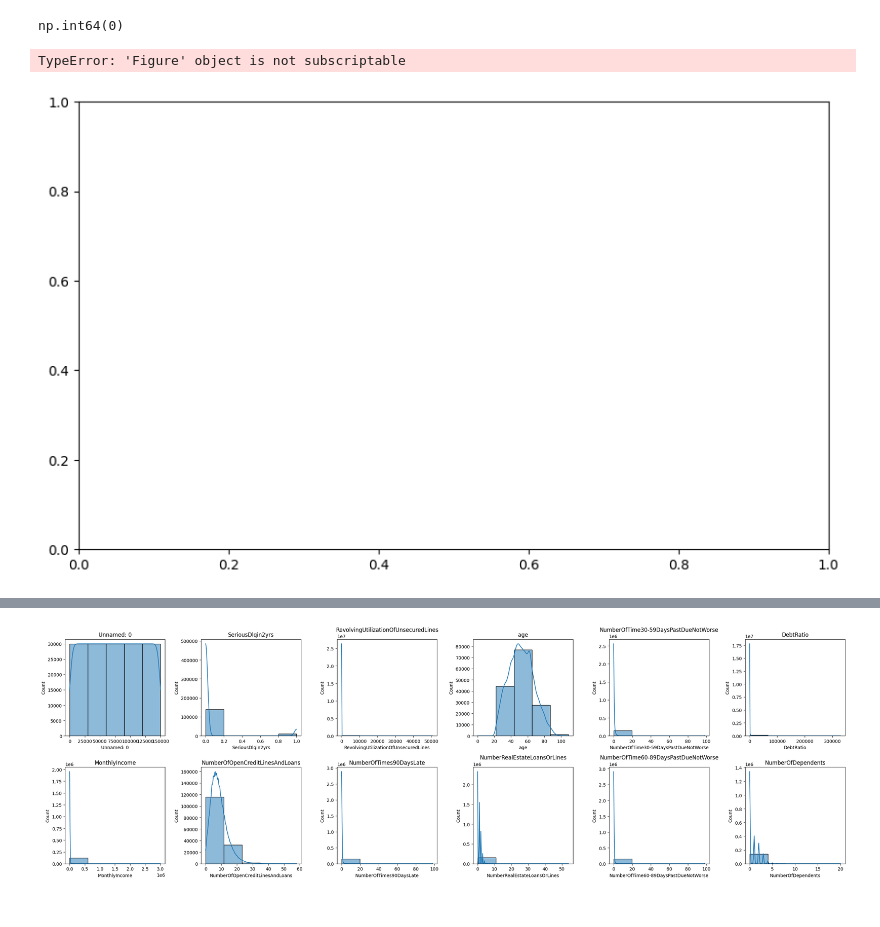
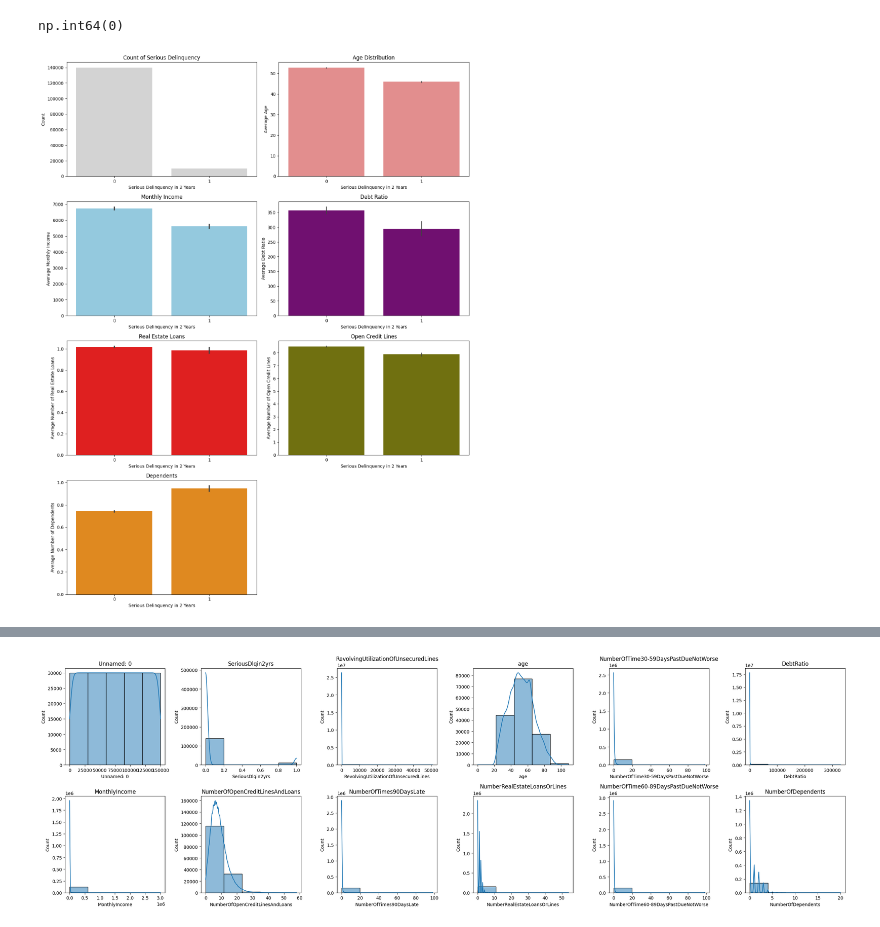
Before and after one commit to MrRohitJD/Loan-Credit-Score-, a Jupyter notebook: main.ipynb, the cells around one changed output, grey strips where cells are left out. Saved outputs shown, nothing was run; the diff lists cells and outputs as text; code cells hidden in the pictures.

```diff
--- a/main.ipynb
+++ b/main.ipynb
@@ -63,18 +80,53 @@ df.duplicated().sum()
 # %% [output]
 np.int64(0)
 # %%
-ax ,fig = plt.subplots(figsize=(10, 6))
+import matplotlib.pyplot as plt
+import seaborn as sns
+
+fig, ax = plt.subplots(4, 2, figsize=(14, 18))
+
+sns.countplot(x='SeriousDlqin2yrs', data=df, ax=ax[0,0], color='lightgray')
 ax[0,0].set_title('Count of Serious Delinquency')
-ax[0,0].sns.countplot(x='SeriousDlqin2yrs', data=df, ax=ax[0,0])
-ax[0,1].set_title('Age Distribution by Serious Delinquency')
-ax[0,1].sns.barplot(x='SeriousDlqin2yrs', y='age', data=df, ax=ax[0,1])
-ax[1,0].set_title('Monthly Income Distribution by Serious Delinquency')
-ax[1,0].sns.barplot(x='SeriousDlqin2yrs', y='MonthlyIncome', data=df, ax=ax[1,0])
-ax[1,1].set_title('Debt Ratio Distribution by Serious Delinquency')
-ax[1,1].sns.barplot(x='SeriousDlqin2yrs', y='DebtRatio', data=df, ax=ax[1,1])
-ax[2,0].sns.barplot(x='SeriousDlqin2yrs', y='NumberRealEstateLoansOrLines', data=df, ax=ax[2,0])
-ax[2,1].sns.barplot(x='SeriousDlqin2yrs', y='NumberOfOpenCreditLinesAndLoans', data=df, ax=ax[2,1])
-ax[3,0].sns.barplot(x='SeriousDlqin2yrs', y='NumberOfDependents', data=df, ax=ax[3,0])
+ax[0,0].set_xlabel('Serious Delinquency in 2 Years')
+ax[0,0].set_ylabel('Count')
+
+sns.barplot(x='SeriousDlqin2yrs', y='age', data=df, ax=ax[0,1], color='lightcoral')
+ax[0,1].set_title('Age Distribution')
+ax[0,1].set_xlabel('Serious Delinquency in 2 Years')
+ax[0,1].set_ylabel('Average Age')
+
+sns.barplot(x='SeriousDlqin2yrs', y='MonthlyIncome', data=df, ax=ax[1,0], color='skyblue')
+ax[1,0].set_title('Monthly Income')
+ax[1,0].set_xlabel('Serious Delinquency in 2 Years')
+ax[1,0].set_ylabel('Average Monthly Income')
+
+sns.barplot(x='SeriousDlqin2yrs', y='DebtRatio', data=df, ax=ax[1,1], color='purple')
+ax[1,1].set_title('Debt Ratio')
+ax[1,1].set_xlabel('Serious Delinquency in 2 Years')
+ax[1,1].set_ylabel('Average Debt Ratio')
+
+
+sns.barplot(x='SeriousDlqin2yrs', y='NumberRealEstateLoansOrLines', data=df, ax=ax[2,0], color='red')
+ax[2,0].set_title('Real Estate Loans')
+ax[2,0].set_xlabel('Serious Delinquency in 2 Years')
+ax[2,0].set_ylabel('Average Number of Real Estate Loans')
+
+sns.barplot(x='SeriousDlqin2yrs', y='NumberOfOpenCreditLinesAndLoans', data=df, ax=ax[2,1], color='olive')
+ax[2,1].set_title('Open Credit Lines')
+ax[2,1].set_xlabel('Serious Delinquency in 2 Years')
+ax[2,1].set_ylabel('Average Number of Open Credit Lines')
+
+
+sns.barplot(x='SeriousDlqin2yrs', y='NumberOfDependents', data=df, ax=ax[3,0], color='darkOrange')
+ax[3,0].set_title('Dependents')
+ax[3,0].set_xlabel('Serious Delinquency in 2 Years')
+ax[3,0].set_ylabel('Average Number of Dependents')
+ax[3,0].set_title('Dependents')
+
+
+fig.delaxes(ax[3,1])
+
+plt.tight_layout()
+plt.show()
 # %% [output]
-TypeError: 'Figure' object is not subscriptable
-[figure, old version]
+[figure, new version]
```
Also changed, not shown: parts of 19 cells of this notebook.
